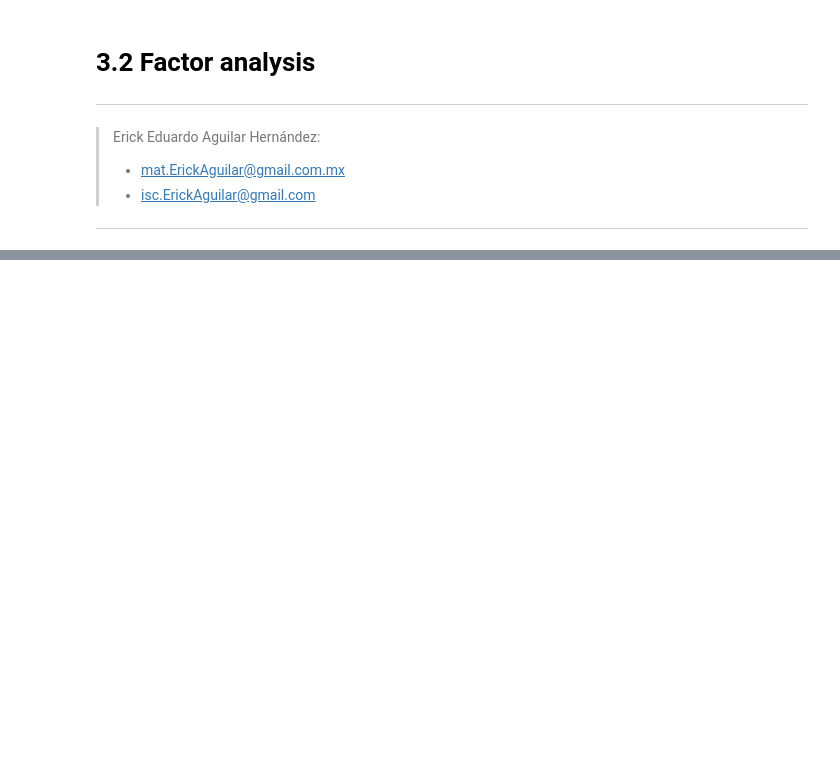
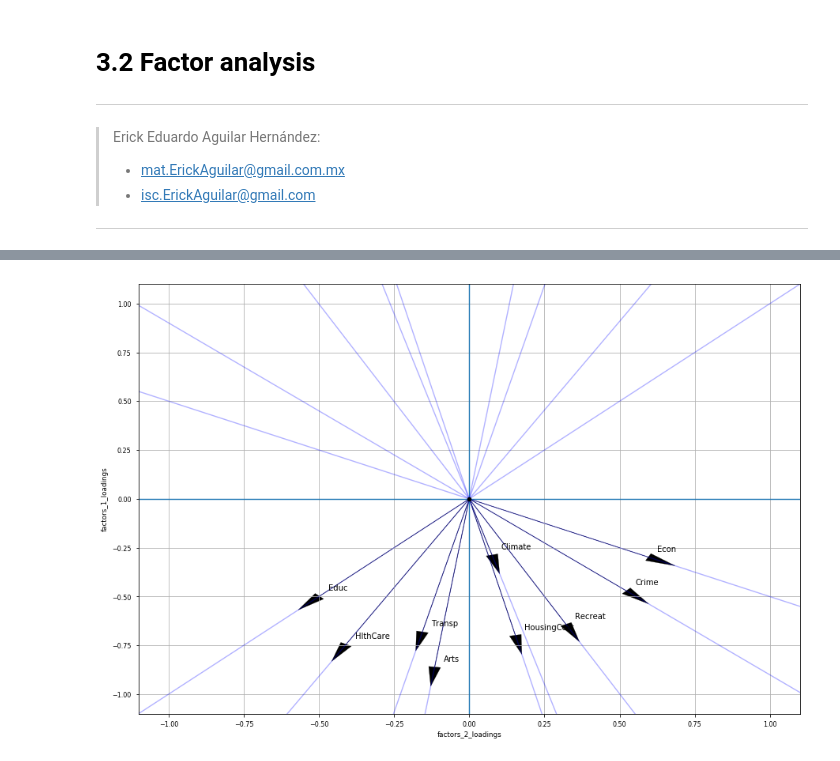
Before and after one commit to ErickEduardoAH/AnalisisMultivariado, a Jupyter notebook: 3.2 - Interdependence Spectral Analysis - factor analysis.ipynb, the cells around one changed output, grey strips where cells are left out. Cells and saved outputs as stored; diff of their text form; code cells hidden in the pictures; blank space fills up the shorter version.

Commit message:
agrego ejemplo de analisis de factores

```diff
--- a/3.2 - Interdependence Spectral Analysis - factor analysis.ipynb
+++ b/3.2 - Interdependence Spectral Analysis - factor analysis.ipynb
@@ -190,0 +142,11 @@ pd.DataFrame(data=correlation[p:,:p],index=['pc1','pc2','pc3'])
+# %%
+import pyspark.sql.functions as f
+aggExpresions = [f.mean(c(colName)).alias('mean'+colName) for colName in features]+\
+                [f.stddev(c(colName)).alias('stddev'+colName) for colName in features]
+statisticsDF = placesRatedDF.select(aggExpresions)
+# %%
+stdExpresions = [((c(colName)-c('mean'+colName))/c('stddev'+colName))\
+                 .alias('std'+colName) for colName in features]
+sdPlatecRated = placesRatedDF.crossJoin(f.broadcast(statisticsDF))\
+                             .select([c(idCol[0])]+stdExpresions)
+sdPlatecRated.limit(5).toPandas()
@@ -190,0 +160,5 @@ pd.DataFrame(data=correlation[p:,:p],index=['pc1','pc2','pc3'])
+# %%
+stdFeatures = ['std'+colName for colName in features]
+mean, sigma = computeMaximumLikelihoodEstimators(sdPlatecRated.select(stdFeatures))
+eigenValues, eigenVectors = diagonalize(sigma)
+sqrtLambda = np.diag([mt.sqrt(Lambda) for Lambda in eigenValues])
@@ -190,0 +193,7 @@ pd.DataFrame(data=correlation[p:,:p],index=['pc1','pc2','pc3'])
+# %%
+k=3
+factorLoadingsPD = pd.DataFrame(np.dot(eigenVectors,sqrtLambda[:,:k]),\
+                                columns=['factors_'+str(i+1)+'_loadings' for i in range(0,k)],\
+                                index=features)
+
+computeCommunalities(factorLoadingsPD)
@@ -190,0 +211,7 @@ pd.DataFrame(data=correlation[p:,:p],index=['pc1','pc2','pc3'])
+# %%
+plt.figure(figsize=(15,10))
+plt.axis([-1.1,1.1,-1.1,1.1])
+factors = ['factors_2_loadings','factors_1_loadings']
+plotProjectedBase(plt,factors,factorLoadingsPD,features)
+# %% [output]
+[figure, added]
```
Also changed, not shown: parts of 15 cells of this notebook.
